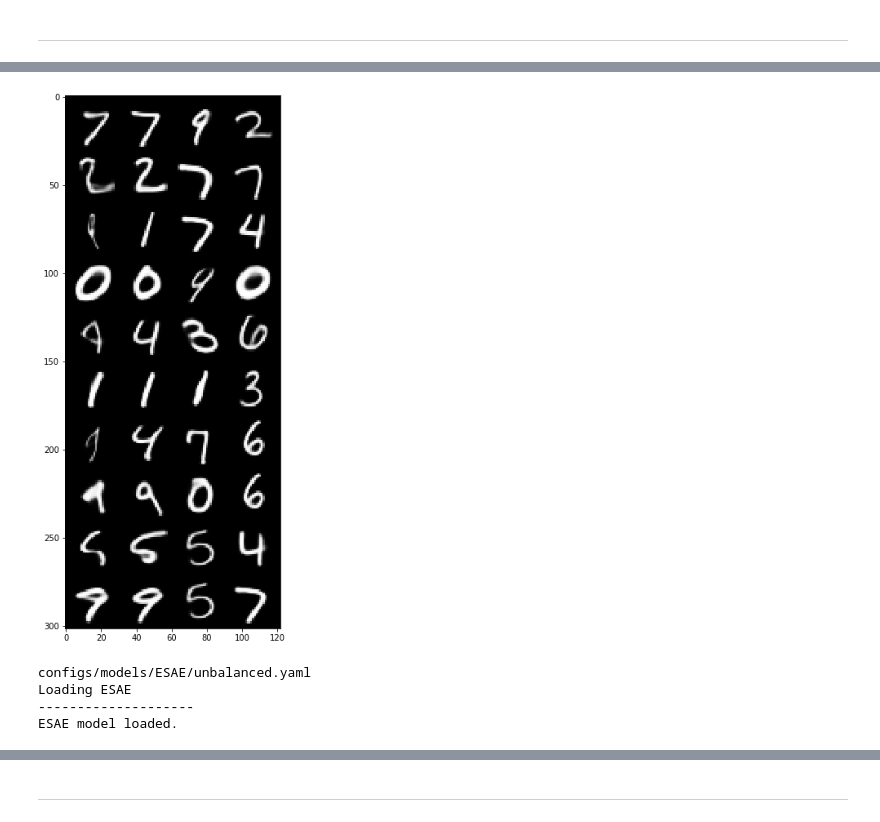
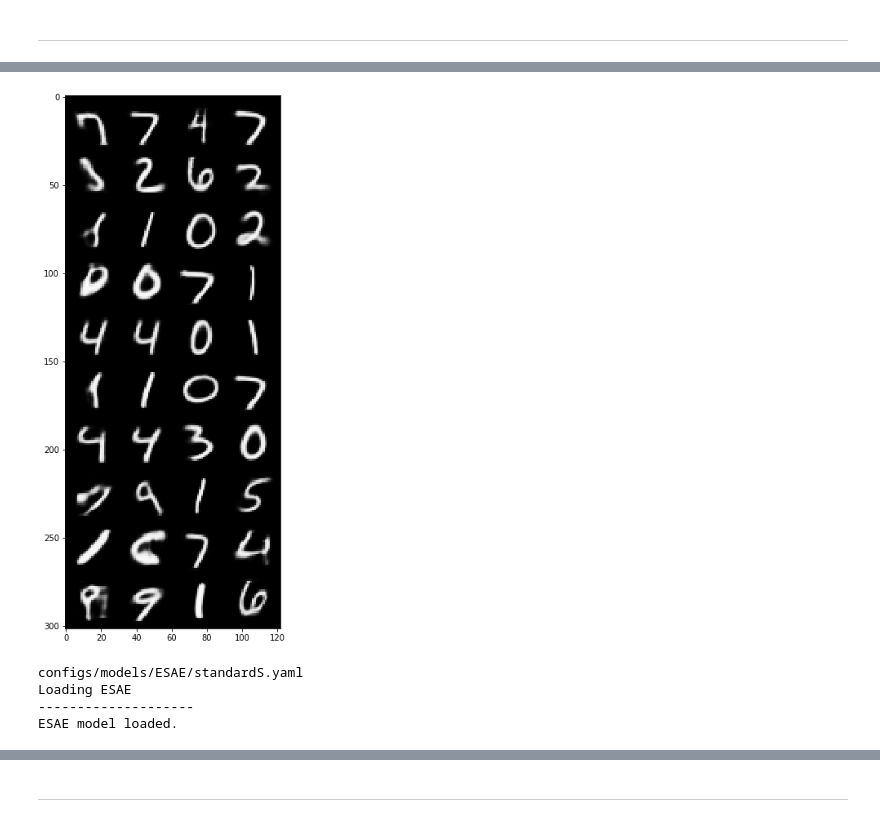
Before and after one commit to GiuliaLanzillotta/CausalAE, a Jupyter notebook: visualisations/test_features.ipynb, the cells around one changed output, grey strips where cells are left out. Drawn from its saved outputs; the diff is of its cells as text; code cells hidden in the pictures.

```diff
--- a/visualisations/test_features.ipynb
+++ b/visualisations/test_features.ipynb
@@ -360,5 +360,5 @@ plots["random_samples"]
 # %% [markdown]
 ---
 # %%
-handler = VisualModelHandler(model_name="BaseSAE", model_version="unbalanced", data="MNIST")
+handler = VisualModelHandler(model_name="BaseSAE", model_version="standardS", data="MNIST")
 # %% [output]
@@ -397,15 +397,15 @@ fig.savefig(fname)
 # %%
 res = handler.plot_model(do_originals=False, do_reconstructions=False,
                    do_random_samples=False, do_traversals=False, do_hybrisation=True, first=True)
 fig = res['hybrids']
-fname = fig_path / "hybridsHighSae.png"
-fig.savefig(fname)
+#fname = fig_path / "hybridsHighSae.png"
+#fig.savefig(fname)
 # %% [output]
-[figure, old version]
+[figure, new version]
 # %%
-handlerESAE = VisualModelHandler(model_name="ESAE", model_version="unbalanced", data="MNIST")
+handlerESAE = VisualModelHandler(model_name="ESAE", model_version="standardS", data="MNIST")
 # %% [output]
-configs/models/ESAE/unbalanced.yaml
+configs/models/ESAE/standardS.yaml
 Loading ESAE
 --------------------
 ESAE model loaded.
```
Also changed, not shown: parts of 25 cells of this notebook, 26 other files.
